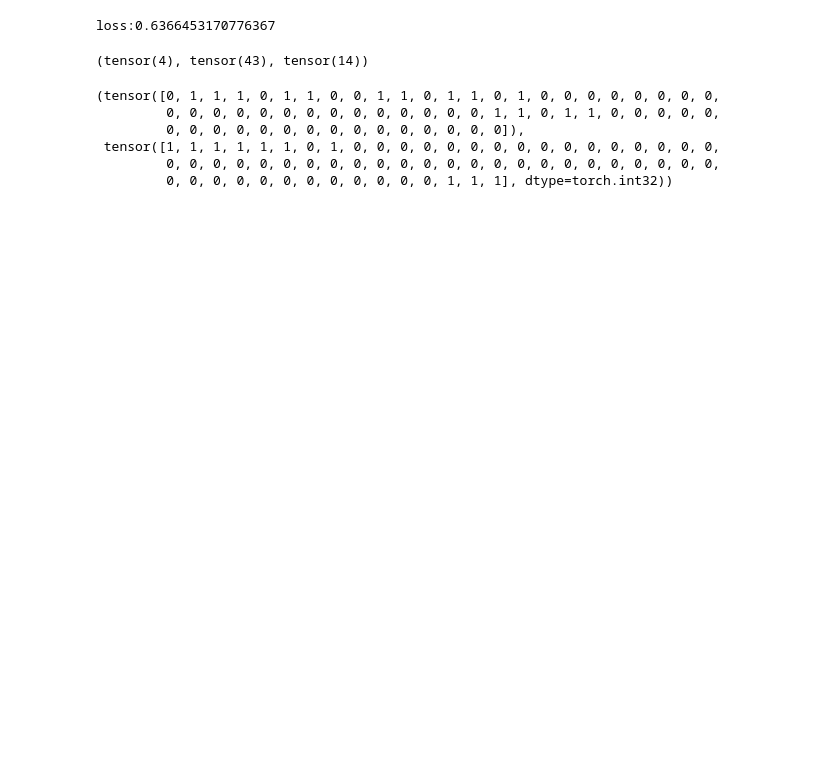
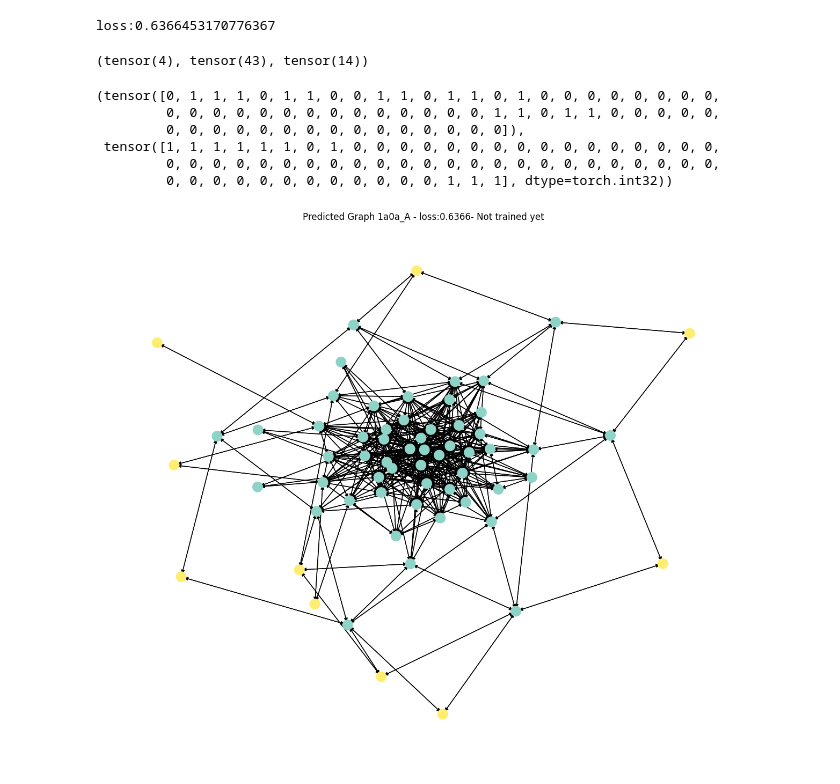
Before and after one commit to deepmorph-bio/Prot-DNA_experiments, a Jupyter notebook: testDataSet.ipynb, the cells around one changed output. Cells and saved outputs as stored; diff of their text form; code cells hidden in the pictures; blank space fills up the shorter version.

```diff
--- a/testDataSet.ipynb
+++ b/testDataSet.ipynb
@@ -61,3 +78,17 @@ y_int, pred
  tensor([1, 1, 1, 1, 1, 1, 0, 1, 0, 0, 0, 0, 0, 0, 0, 0, 0, 0, 0, 0, 0, 0, 0, 0,
          0, 0, 0, 0, 0, 0, 0, 0, 0, 0, 0, 0, 0, 0, 0, 0, 0, 0, 0, 0, 0, 0, 0, 0,
          0, 0, 0, 0, 0, 0, 0, 0, 0, 0, 0, 0, 1, 1, 1], dtype=torch.int32))
+# %%
+pred_y  = pred.unsqueeze(dim=1)
+graph_pred = Data(x=data.x, edge_index=data.edge_index, edge_attr=data.edge_attr, pos=data.pos, y=pred_y)
+vis = to_networkx(graph_pred)
+
+node_labels = pred_y.numpy()
+
+
+plt.figure(1,figsize=(12,10))
+nx.draw(vis, cmap=plt.get_cmap('Set3'),node_color = node_labels,node_size=70,linewidths=6)
+plt.title(f'Predicted Graph {dataset.targets[0]} - loss:{l1_loss.item():.4f}- Not trained yet')
+plt.show()
+# %% [output]
+[figure, added]
```
Also changed, not shown: parts of 4 cells of this notebook, 1 other file.
